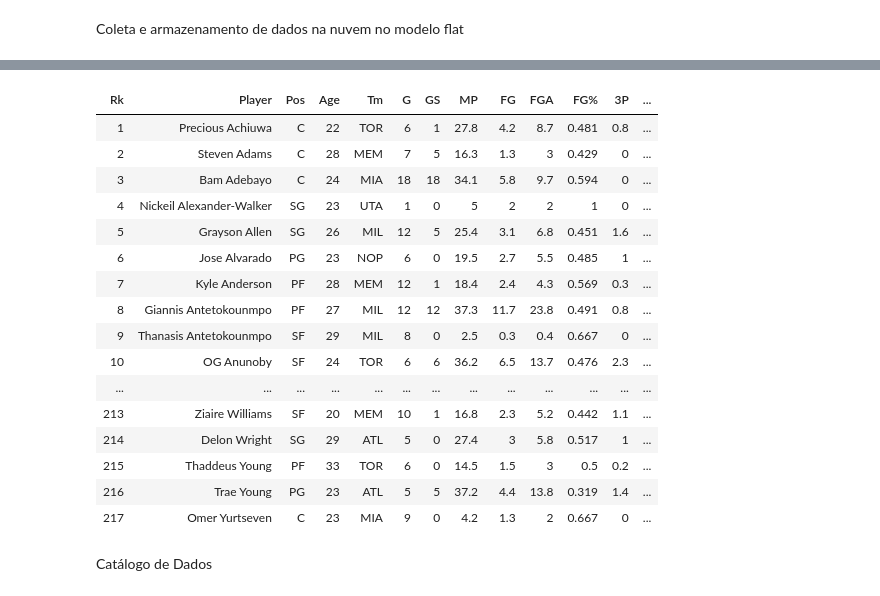
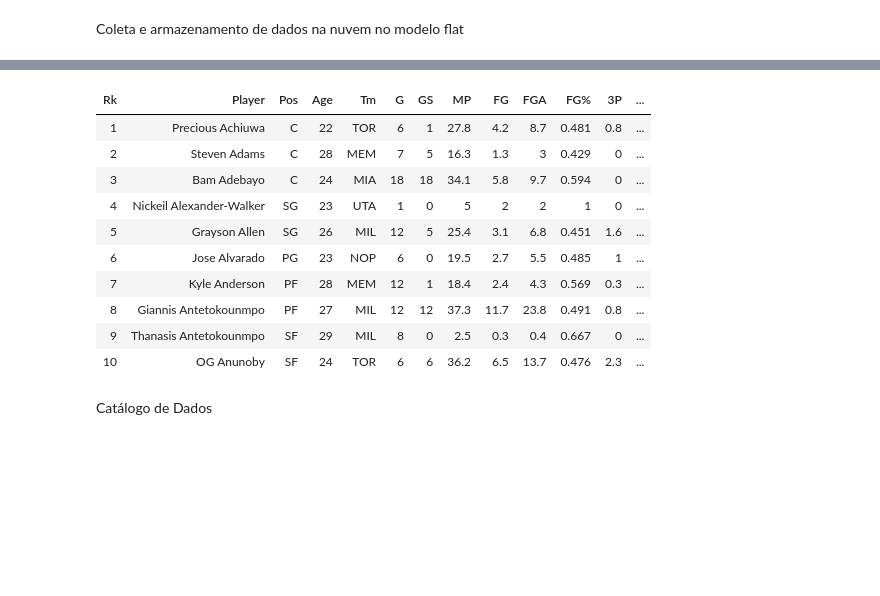
Before and after one commit to jpcunha7/SegundoMVP-DataScience-PUC-Rio, a Jupyter notebook: MVP_BD_JoaoPedroCunha.ipynb, the cells around one changed output, grey strips where cells are left out. Cells and saved outputs as stored; diff of their text form; code cells hidden in the pictures; blank space fills up the shorter version.

```diff
--- a/MVP_BD_JoaoPedroCunha.ipynb
+++ b/MVP_BD_JoaoPedroCunha.ipynb
@@ -130,36 +112,30 @@ display(df_check)
 # %%
 # Salvando os dados temporada de playoffs na nuvem
 
 # Nome da nova tabela para dados dos playoffs
 permanent_table_name_playoffs = "2021_2022_NBA_Player_Stats_Playoffs_csv"
 
 # Limpar o diretório existente, se necessário
 dbutils.fs.rm(f'dbfs:/user/hive/warehouse/{permanent_table_name_playoffs}', recurse=True)
 
 # Salvar os dados dos playoffs como uma nova tabela Delta
 new_df.write.format("delta").mode("overwrite").saveAsTable(permanent_table_name_playoffs)
 
 # Verificar a nova tabela criada (também no modelo flat)
 df_check_playoffs = spark.sql(f"SELECT * FROM {permanent_table_name_playoffs}")
-display(df_check_playoffs)
+display(df_check_playoffs.limit(10))
 # %% [output]
 | Rk | Player | Pos | Age | Tm | G | GS | MP | FG | FGA | FG% | 3P | ... |
 | 1 | Precious Achiuwa | C | 22 | TOR | 6 | 1 | 27.8 | 4.2 | 8.7 | 0.481 | 0.8 | ... |
 | 2 | Steven Adams | C | 28 | MEM | 7 | 5 | 16.3 | 1.3 | 3 | 0.429 | 0 | ... |
 | 3 | Bam Adebayo | C | 24 | MIA | 18 | 18 | 34.1 | 5.8 | 9.7 | 0.594 | 0 | ... |
 | 4 | Nickeil Alexander-Walker | SG | 23 | UTA | 1 | 0 | 5 | 2 | 2 | 1 | 0 | ... |
 | 5 | Grayson Allen | SG | 26 | MIL | 12 | 5 | 25.4 | 3.1 | 6.8 | 0.451 | 1.6 | ... |
 | 6 | Jose Alvarado | PG | 23 | NOP | 6 | 0 | 19.5 | 2.7 | 5.5 | 0.485 | 1 | ... |
 | 7 | Kyle Anderson | PF | 28 | MEM | 12 | 1 | 18.4 | 2.4 | 4.3 | 0.569 | 0.3 | ... |
 | 8 | Giannis Antetokounmpo | PF | 27 | MIL | 12 | 12 | 37.3 | 11.7 | 23.8 | 0.491 | 0.8 | ... |
 | 9 | Thanasis Antetokounmpo | SF | 29 | MIL | 8 | 0 | 2.5 | 0.3 | 0.4 | 0.667 | 0 | ... |
 | 10 | OG Anunoby | SF | 24 | TOR | 6 | 6 | 36.2 | 6.5 | 13.7 | 0.476 | 2.3 | ... |
-| ... | ... | ... | ... | ... | ... | ... | ... | ... | ... | ... | ... | ... |
-| 213 | Ziaire Williams | SF | 20 | MEM | 10 | 1 | 16.8 | 2.3 | 5.2 | 0.442 | 1.1 | ... |
-| 214 | Delon Wright | SG | 29 | ATL | 5 | 0 | 27.4 | 3 | 5.8 | 0.517 | 1 | ... |
-| 215 | Thaddeus Young | PF | 33 | TOR | 6 | 0 | 14.5 | 1.5 | 3 | 0.5 | 0.2 | ... |
-| 216 | Trae Young | PG | 23 | ATL | 5 | 5 | 37.2 | 4.4 | 13.8 | 0.319 | 1.4 | ... |
-| 217 | Omer Yurtseven | C | 23 | MIA | 9 | 0 | 4.2 | 1.3 | 2 | 0.667 | 0 | ... |
 # %% [markdown]
 
 Catálogo de Dados
```
Also changed, not shown: parts of 3 cells of this notebook.
